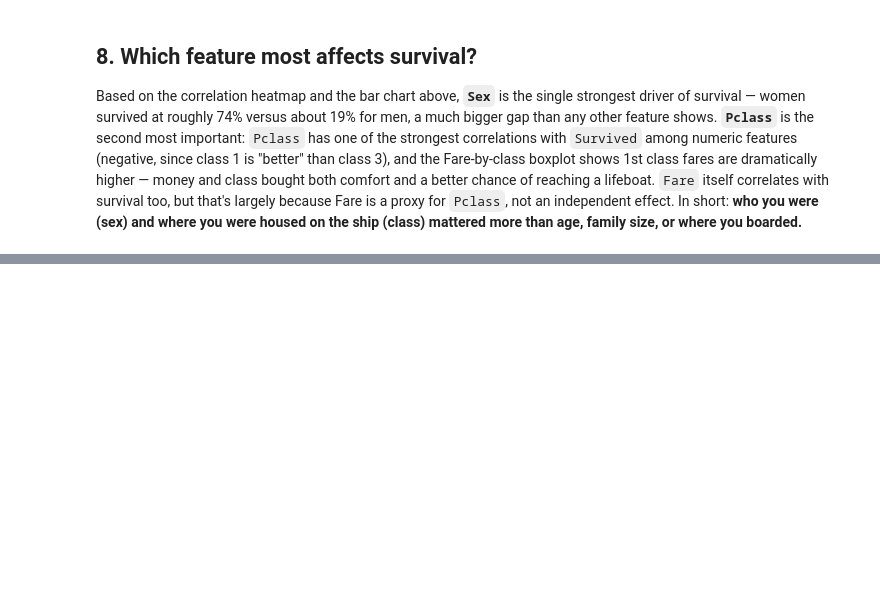
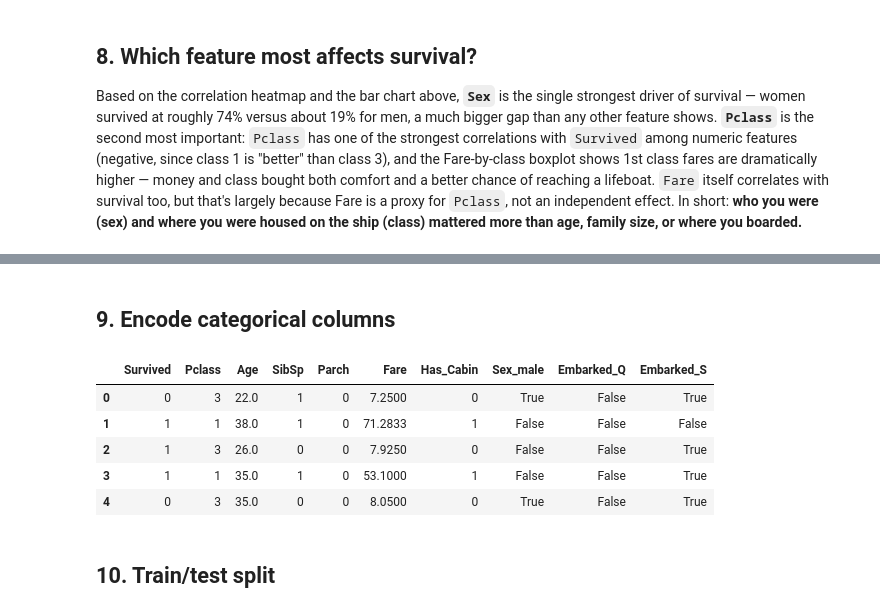
Before and after one commit to Me-Imran56/neurofive-ml-track, a Jupyter notebook: titanic_eda.ipynb, the cells around one changed output, grey strips where cells are left out. Saved outputs shown, nothing was run; the diff lists cells and outputs as text; code cells hidden in the pictures; blank space fills up the shorter version.

```diff
--- a/titanic_eda.ipynb
+++ b/titanic_eda.ipynb
@@ -264,0 +271,25 @@ not an independent effect. In short: **who you were (sex) and where you were hou
+# %% [markdown]
+## 9. Encode categorical columns
+# %%
+from sklearn.model_selection import train_test_split
+from sklearn.linear_model import LogisticRegression
+from sklearn.metrics import accuracy_score, confusion_matrix, classification_report
+
+# Drop columns that aren't useful as raw model features:
+# Name/Ticket are near-unique free text, PassengerId is just a row index.
+model_df = df_clean.drop(columns=['Name', 'Ticket', 'PassengerId'])
+
+# One-hot encode Sex and Embarked with pd.get_dummies(); drop_first=True avoids
+# redundant columns (e.g. Sex_female alone is enough, no need for Sex_male too).
+model_df = pd.get_dummies(model_df, columns=['Sex', 'Embarked'], drop_first=True)
+
+model_df.head()
+# %% [output]
+|  | Survived | Pclass | Age | SibSp | Parch | Fare | Has_Cabin | Sex_male | Embarked_Q | Embarked_S |
+| 0 | 0 | 3 | 22.0 | 1 | 0 | 7.2500 | 0 | True | False | True |
+| 1 | 1 | 1 | 38.0 | 1 | 0 | 71.2833 | 1 | False | False | False |
+| 2 | 1 | 3 | 26.0 | 0 | 0 | 7.9250 | 0 | False | False | True |
+| 3 | 1 | 1 | 35.0 | 1 | 0 | 53.1000 | 1 | False | False | True |
+| 4 | 0 | 3 | 35.0 | 0 | 0 | 8.0500 | 0 | True | False | True |
+# %% [markdown]
+## 10. Train/test split
```
Also changed, not shown: parts of 10 cells of this notebook, 2 other files.
